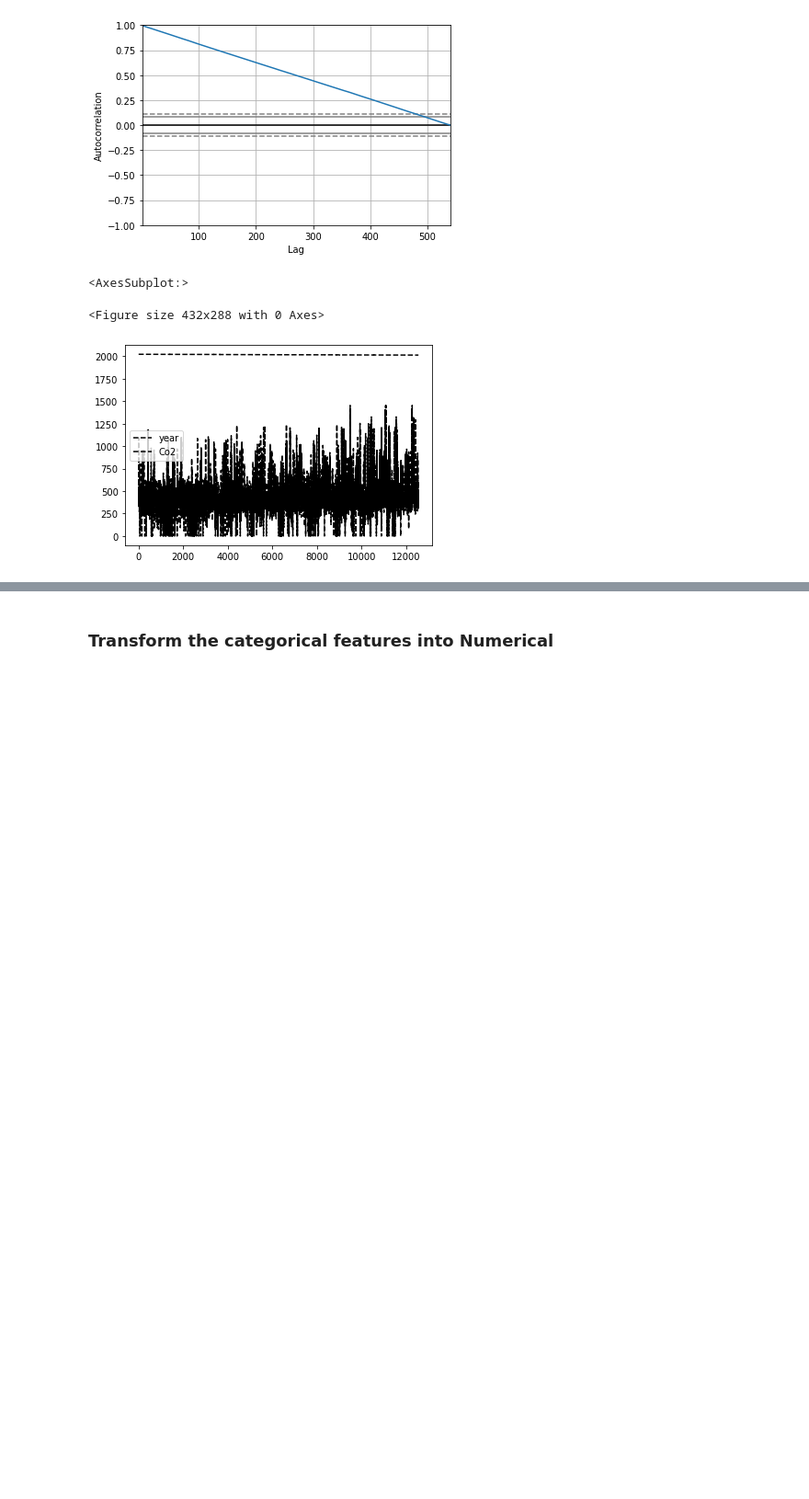
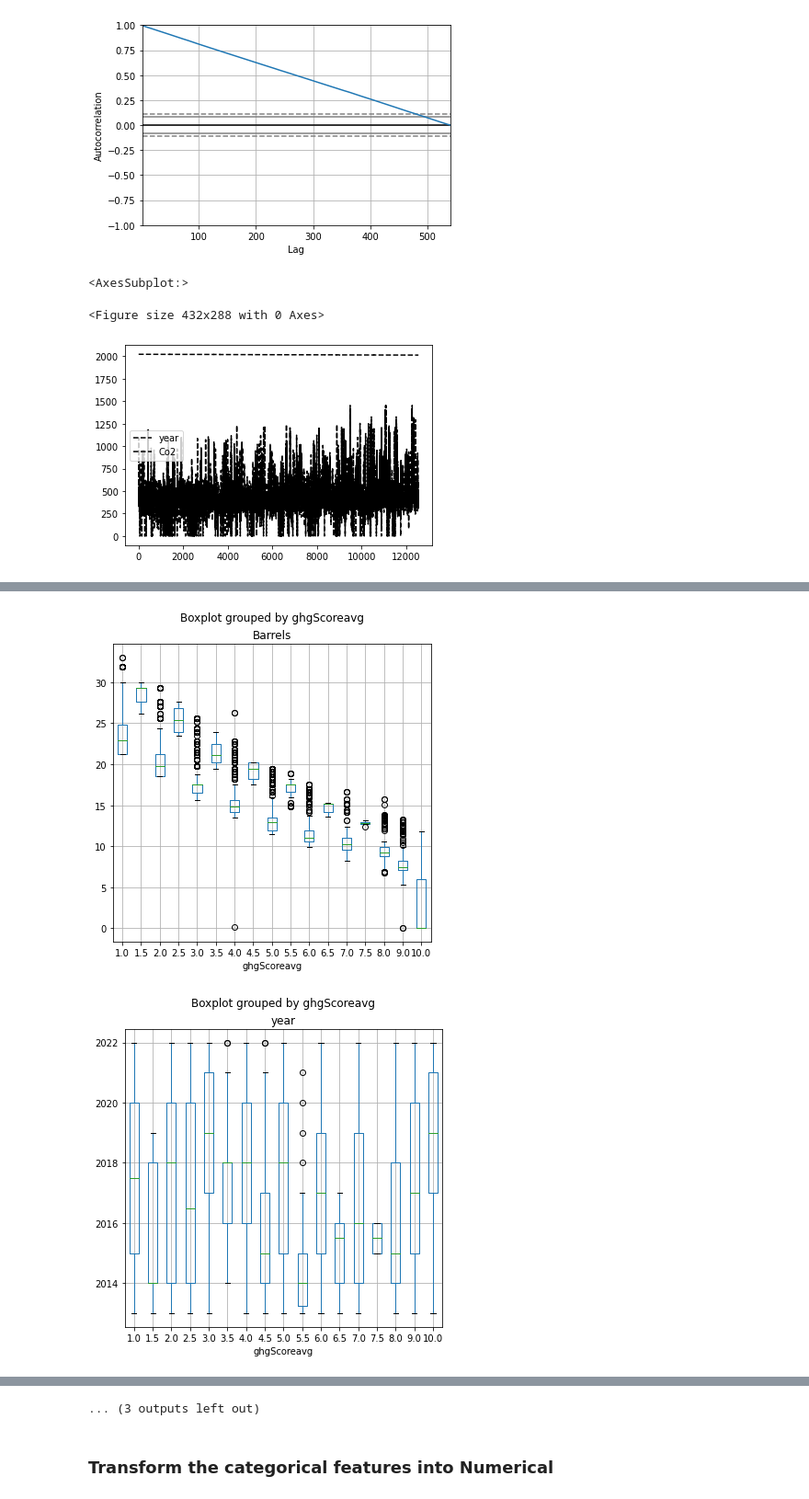
Before and after one commit to filcec/CLTV-project-, a Jupyter notebook: ML A.Luchi & F.Ceccarani-Copy1.ipynb, the cells around one changed output, grey strips where cells are left out. Shown: that part at 92% size. Drawn from its saved outputs; the diff is of its cells as text; code cells hidden in the pictures; blank space fills up the shorter version.

```diff
--- a/ML A.Luchi & F.Ceccarani-Copy1.ipynb
+++ b/ML A.Luchi & F.Ceccarani-Copy1.ipynb
@@ -967,0 +988,12 @@ plt.show()
+# %%
+# The scores tends to have fairly clearly differentiated features between each others; which should help us train a good classification model.
+
+score_features = ['Barrels','year',"score", "engId", "Highway","comb","Co2","City", "pv4", "pv2", "lv4", "lv2", "hpv", "hlv", "feScore"]
+score_label = 'ghgScoreavg'
+for col in score_features:
+    df.boxplot(column=col, by=score_label, figsize=(6,6))
+    plt.title(col)
+plt.show()
+# %% [output]
+[figure, added]
+[figure, added]
@@ -967,0 +1010 @@ plt.show()
+... (3 outputs left out)
```
Also changed, not shown: parts of 42 cells of this notebook.
